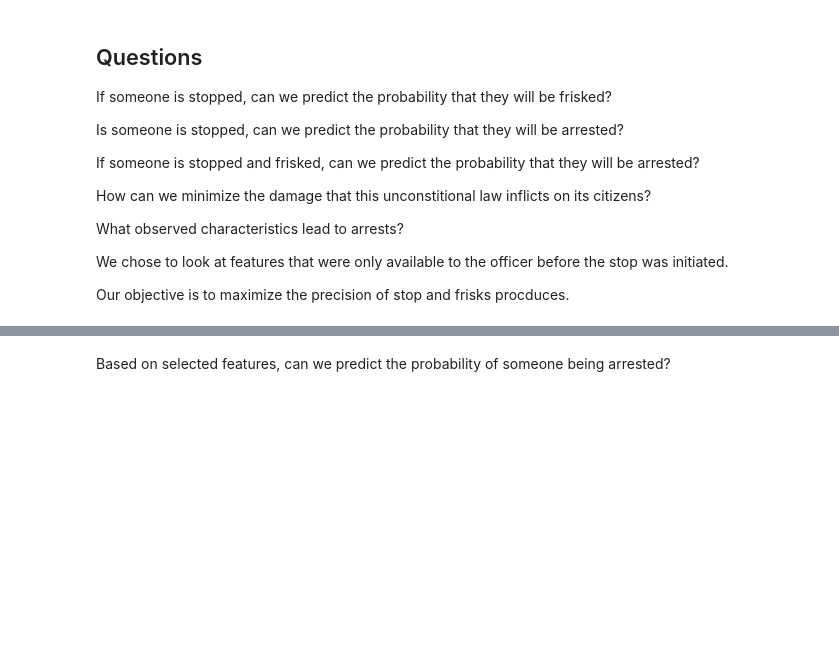
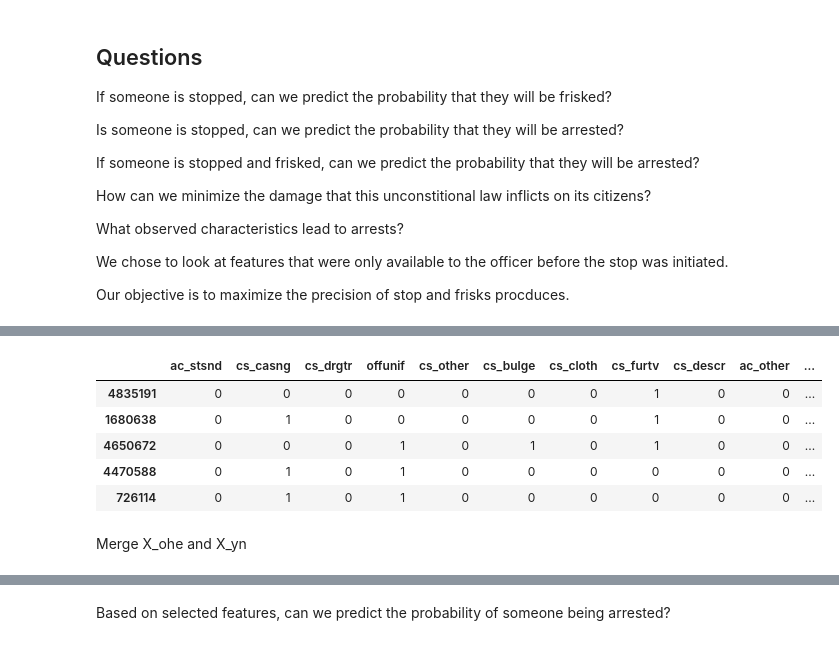
Before and after one commit to StevenDye/stop-and-frisk, a Jupyter notebook: SD_Notebook.ipynb, the cells around one changed output, grey strips where cells are left out. Cells and saved outputs as stored; diff of their text form; code cells hidden in the pictures; blank space fills up the shorter version.

```diff
--- a/SD_Notebook.ipynb
+++ b/SD_Notebook.ipynb
@@ -329,0 +84,11 @@ targets = ['arstmade', 'arstoffn', 'sumissue', 'sumoffen', 'compyear', 'comppct'
+# %%
+X_yn.head()
+# %% [output]
+|  | ac_stsnd | cs_casng | cs_drgtr | offunif | cs_other | cs_bulge | cs_cloth | cs_furtv | cs_descr | ac_other | ... |
+| 4835191 | 0 | 0 | 0 | 0 | 0 | 0 | 0 | 1 | 0 | 0 | ... |
+| 1680638 | 0 | 1 | 0 | 0 | 0 | 0 | 0 | 1 | 0 | 0 | ... |
+| 4650672 | 0 | 0 | 0 | 1 | 0 | 1 | 0 | 1 | 0 | 0 | ... |
+| 4470588 | 0 | 1 | 0 | 1 | 0 | 0 | 0 | 0 | 0 | 0 | ... |
+| 726114 | 0 | 1 | 0 | 1 | 0 | 0 | 0 | 0 | 0 | 0 | ... |
+# %% [markdown]
+Merge X_ohe and X_yn
```
Also changed, not shown: parts of 83 cells of this notebook, 1 other file.
